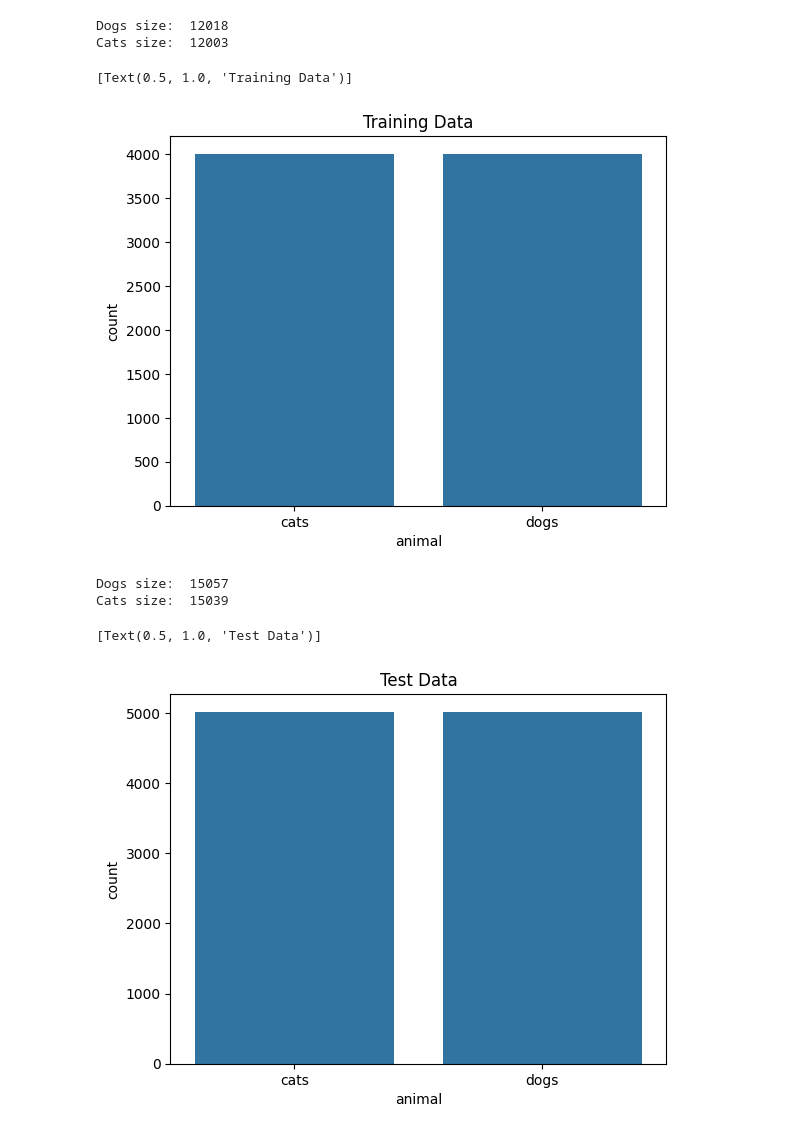
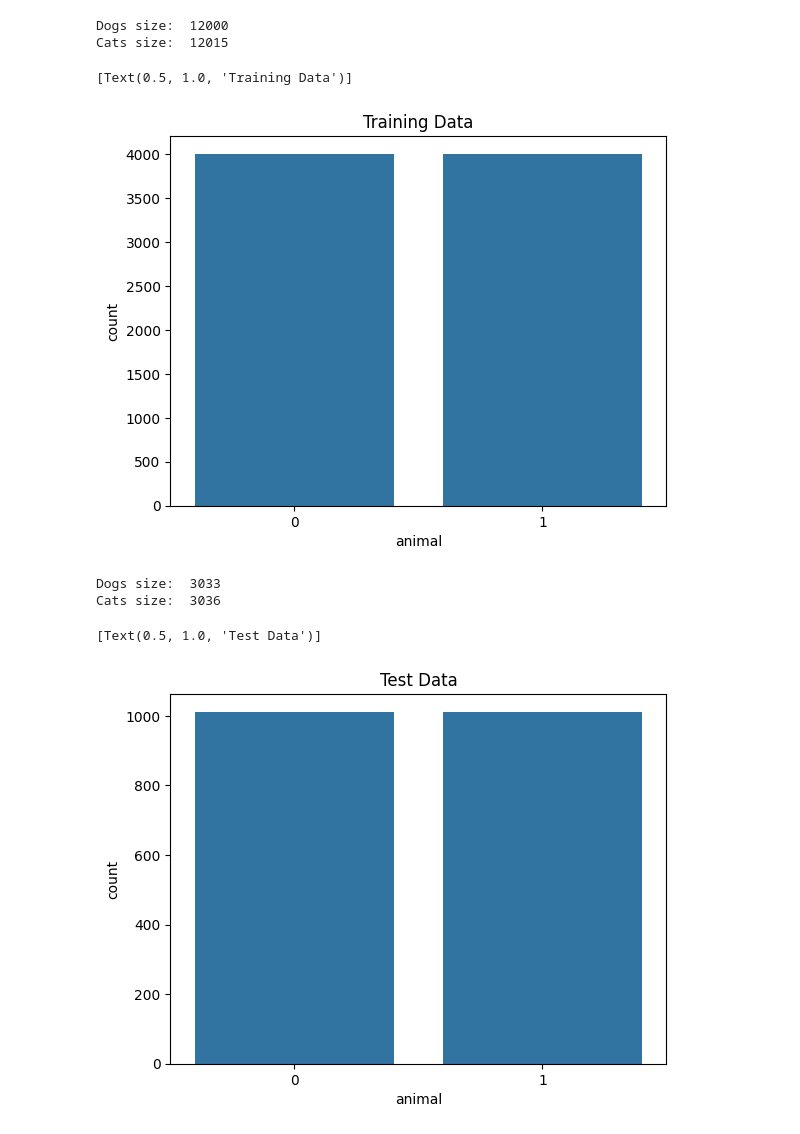
Before and after one commit to MeepMe3p/What-Is-Life, a Jupyter notebook: Practice2/notebooks/visual.ipynb, the cells around one changed output. Cells and saved outputs as stored; diff of their text form; code cells hidden in the pictures.

```diff
--- a/Practice2/notebooks/visual.ipynb
+++ b/Practice2/notebooks/visual.ipynb
@@ -6,25 +6,25 @@ import pandas as pd
 # I WANNA DATA CLEAN BUT HUHU CLEAN NA DAAN PIEN so visual nalang
 # Training data
 train_df =  pd.read_csv("../data/csv/train_data.csv")
-dogs = train_df[train_df['animal'] == 'dogs']
+dogs = train_df[train_df['animal'] == 0]
 print("Dogs size: ",dogs.size)
-cats = train_df[train_df['animal'] == 'cats']
+cats = train_df[train_df['animal'] == 1]
 print("Cats size: ",cats.size)
 sns.countplot(data = train_df, x = "animal").set(title = "Training Data")
 # %% [output]
-Dogs size:  12018
-Cats size:  12003
+Dogs size:  12000
+Cats size:  12015
 [Text(0.5, 1.0, 'Training Data')]
-[figure, old version]
+[figure, new version]
 # %%
 test_df =  pd.read_csv("../data/csv/test_data.csv")
-dogs = test_df[test_df['animal'] == 'dogs']
+dogs = test_df[test_df['animal'] == 0]
 print("Dogs size: ",dogs.size)
-cats = test_df[test_df['animal'] == 'cats']
+cats = test_df[test_df['animal'] == 1]
 print("Cats size: ",cats.size)
 sns.countplot(data = test_df, x = "animal").set(title = "Test Data")
 # %% [output]
-Dogs size:  15057
-Cats size:  15039
+Dogs size:  3033
+Cats size:  3036
 [Text(0.5, 1.0, 'Test Data')]
-[figure, old version]
+[figure, new version]
```
Also changed, not shown: 4 other files.
